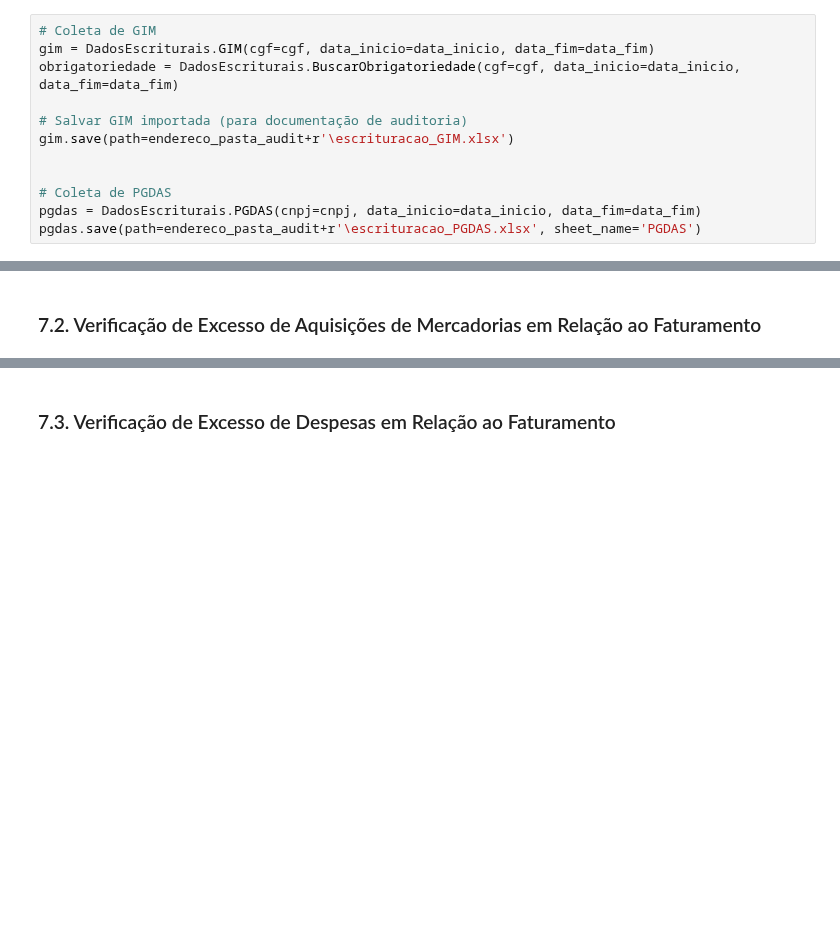
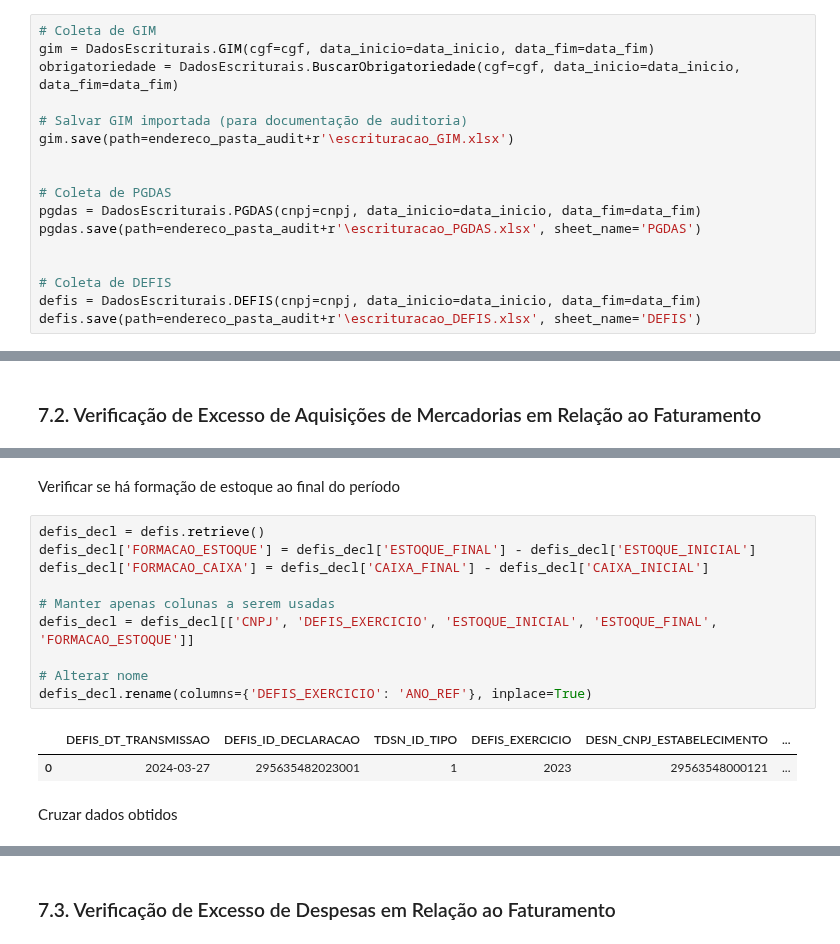
Before and after one commit to JimmyAreaFiscal/AuditoriaFiscalGovernamental, a Jupyter notebook: automatizacao_para_simples_nacional.ipynb, the cells around one changed output, grey strips where cells are left out. Cells and saved outputs as stored; diff of their text form; blank space fills up the shorter version.

```diff
--- a/automatizacao_para_simples_nacional.ipynb
+++ b/automatizacao_para_simples_nacional.ipynb
@@ -66,3 +66,8 @@ gim.save(path=endereco_pasta_audit+r'\escrituracao_GIM.xlsx')
 # Coleta de PGDAS
 pgdas = DadosEscriturais.PGDAS(cnpj=cnpj, data_inicio=data_inicio, data_fim=data_fim)
 pgdas.save(path=endereco_pasta_audit+r'\escrituracao_PGDAS.xlsx', sheet_name='PGDAS')
+
+
+# Coleta de DEFIS
+defis = DadosEscriturais.DEFIS(cnpj=cnpj, data_inicio=data_inicio, data_fim=data_fim)
+defis.save(path=endereco_pasta_audit+r'\escrituracao_DEFIS.xlsx', sheet_name='DEFIS')
@@ -927,0 +894,17 @@ Recuperado 144 registros!
+# %% [markdown]
+Verificar se há formação de estoque ao final do período
+# %%
+defis_decl = defis.retrieve()
+defis_decl['FORMACAO_ESTOQUE'] = defis_decl['ESTOQUE_FINAL'] - defis_decl['ESTOQUE_INICIAL']
+defis_decl['FORMACAO_CAIXA'] = defis_decl['CAIXA_FINAL'] - defis_decl['CAIXA_INICIAL']
+
+# Manter apenas colunas a serem usadas
+defis_decl = defis_decl[['CNPJ', 'DEFIS_EXERCICIO', 'ESTOQUE_INICIAL', 'ESTOQUE_FINAL', 'FORMACAO_ESTOQUE']]
+
+# Alterar nome
+defis_decl.rename(columns={'DEFIS_EXERCICIO': 'ANO_REF'}, inplace=True)
+# %% [output]
+|  | DEFIS_DT_TRANSMISSAO | DEFIS_ID_DECLARACAO | TDSN_ID_TIPO | DEFIS_EXERCICIO | DESN_CNPJ_ESTABELECIMENTO | ... |
+| 0 | 2024-03-27 | 295635482023001 | 1 | 2023 | 29563548000121 | ... |
+# %% [markdown]
+Cruzar dados obtidos
```
Also changed, not shown: parts of 21 cells of this notebook, 1 other file.
